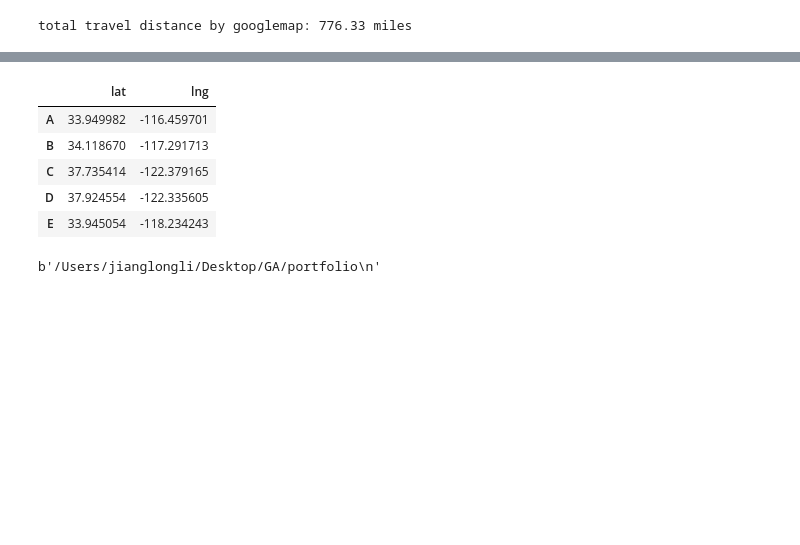
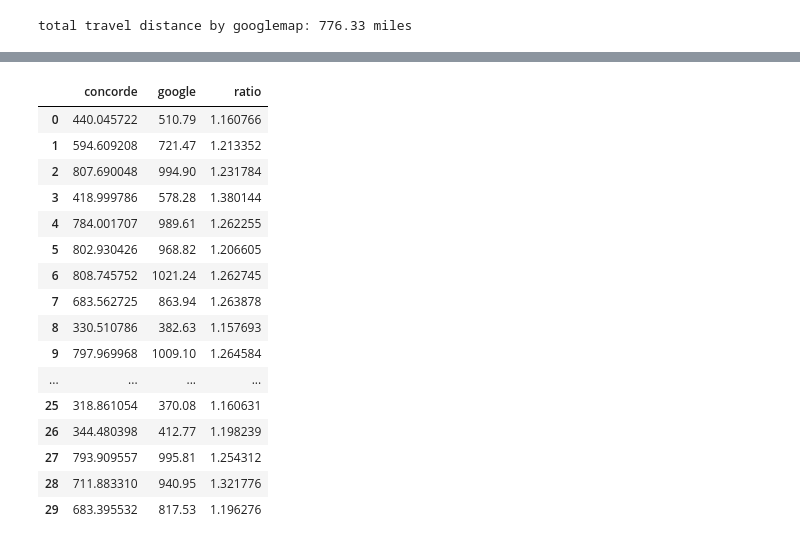
Before and after one commit to jianglong608/portfolio, a Jupyter notebook: appraiser_travel_distance.ipynb, the cells around one changed output, grey strips where cells are left out. Cells and saved outputs as stored; diff of their text form; code cells hidden in the pictures; blank space fills up the shorter version.

```diff
--- a/appraiser_travel_distance.ipynb
+++ b/appraiser_travel_distance.ipynb
@@ -255,9 +221,0 @@ b = 2
-# %%
-travels[29]
-# %% [output]
-|  | lat | lng |
-| A | 33.949982 | -116.459701 |
-| B | 34.118670 | -117.291713 |
-| C | 37.735414 | -122.379165 |
-| D | 37.924554 | -122.335605 |
-| E | 33.945054 | -118.234243 |
@@ -269,4 +221,0 @@ output = subprocess.check_output(['concorde', 'aprsr.tsp'])
-# %%
-subprocess.check_output(['pwd'], shell=True)
-# %% [output]
-b'/Users/jianglongli/Desktop/GA/portfolio\n'
@@ -275,0 +222,32 @@ a
+# %%
+dis_concorde = []
+dis_google = []
+
+for i in range(len(travels)):
+    trip = travels[i]
+    concorde, google = compare()
+    dis_concorde.append(concorde)
+    dis_google.append(google)
+
+# result = pd.DataFrame(result)
+result = pd.DataFrame({'concorde': dis_concorde, 'google': dis_google})
+result['ratio'] = result.google/result.concorde # calculate convert ratio
+result
+# %% [output]
+|  | concorde | google | ratio |
+| 0 | 440.045722 | 510.79 | 1.160766 |
+| 1 | 594.609208 | 721.47 | 1.213352 |
+| 2 | 807.690048 | 994.90 | 1.231784 |
+| 3 | 418.999786 | 578.28 | 1.380144 |
+| 4 | 784.001707 | 989.61 | 1.262255 |
+| 5 | 802.930426 | 968.82 | 1.206605 |
+| 6 | 808.745752 | 1021.24 | 1.262745 |
+| 7 | 683.562725 | 863.94 | 1.263878 |
+| 8 | 330.510786 | 382.63 | 1.157693 |
+| 9 | 797.969968 | 1009.10 | 1.264584 |
+| ... | ... | ... | ... |
+| 25 | 318.861054 | 370.08 | 1.160631 |
+| 26 | 344.480398 | 412.77 | 1.198239 |
+| 27 | 793.909557 | 995.81 | 1.254312 |
+| 28 | 711.883310 | 940.95 | 1.321776 |
+| 29 | 683.395532 | 817.53 | 1.196276 |
```
Also changed, not shown: parts of 14 cells of this notebook, 2 other files.
